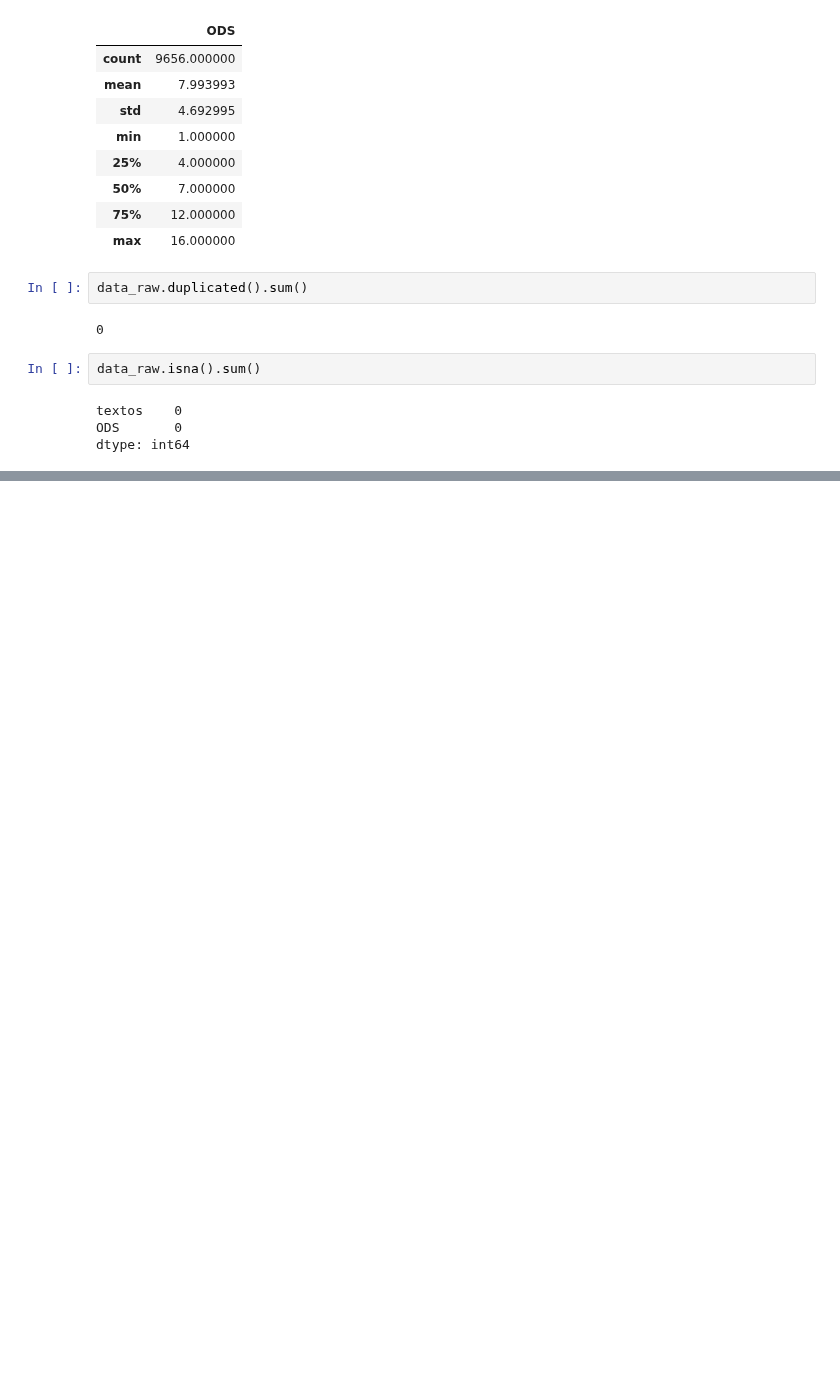
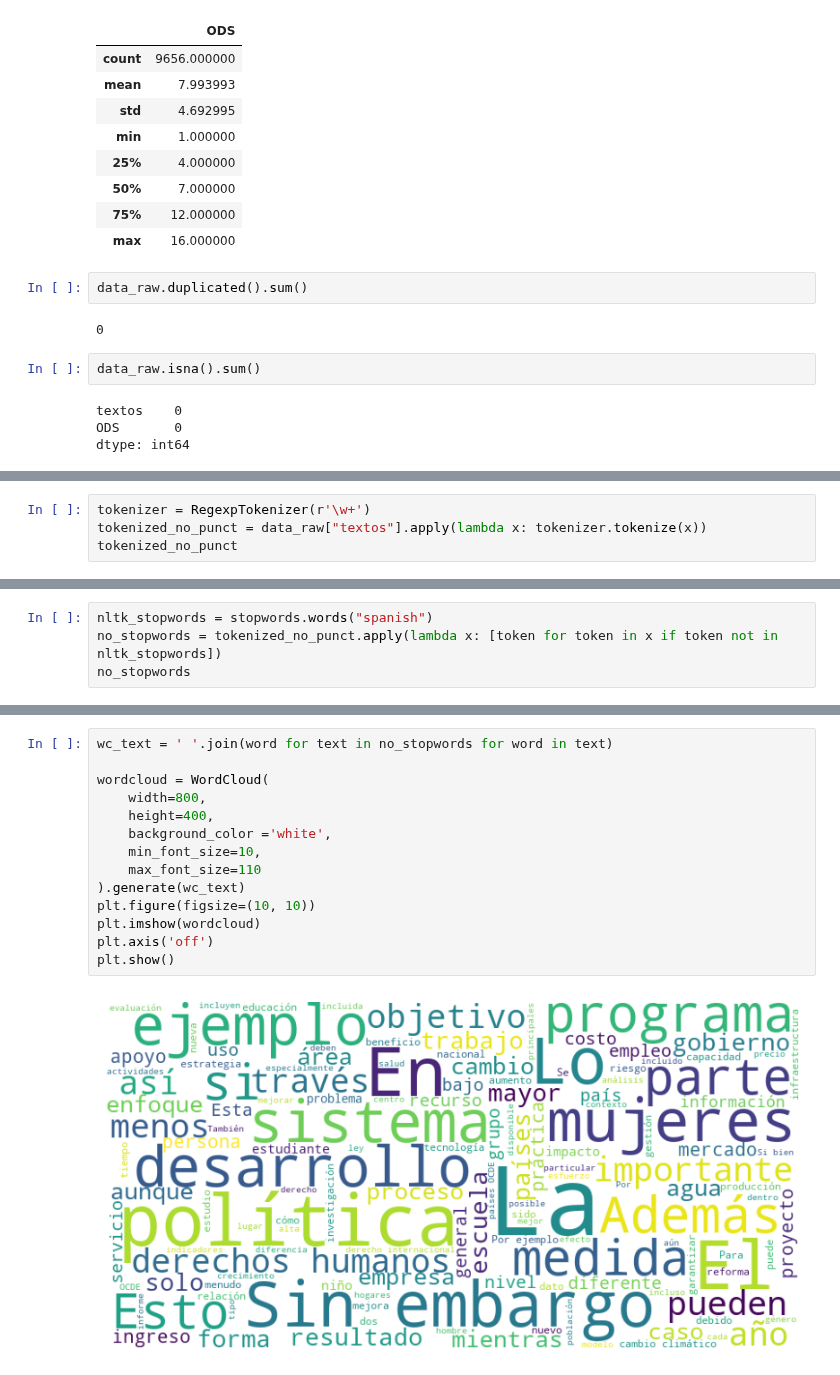
Before and after one commit to damenac/maia-uml, a Jupyter notebook: micro-proyectos/2_desarrollo_sostenible/1_classificador_ods.ipynb, the cells around one changed output, grey strips where cells are left out. Cells and saved outputs as stored; diff of their text form; blank space fills up the shorter version.

```diff
--- a/micro-proyectos/2_desarrollo_sostenible/1_classificador_ods.ipynb
+++ b/micro-proyectos/2_desarrollo_sostenible/1_classificador_ods.ipynb
@@ -41,0 +79,4 @@ dtype: int64
+# %%
+tokenizer = RegexpTokenizer(r'\w+')
+tokenized_no_punct = data_raw["textos"].apply(lambda x: tokenizer.tokenize(x))
+tokenized_no_punct
@@ -41,0 +96,4 @@ dtype: int64
+# %%
+nltk_stopwords = stopwords.words("spanish")
+no_stopwords = tokenized_no_punct.apply(lambda x: [token for token in x if token not in nltk_stopwords])
+no_stopwords
@@ -41,0 +113,16 @@ dtype: int64
+# %%
+wc_text = ' '.join(word for text in no_stopwords for word in text)
+
+wordcloud = WordCloud(
+    width=800,
+    height=400,
+    background_color ='white',
+    min_font_size=10,
+    max_font_size=110
+).generate(wc_text)
+plt.figure(figsize=(10, 10))
+plt.imshow(wordcloud)
+plt.axis('off')
+plt.show()
+# %% [output]
+[figure, added]
```
Also changed, not shown: parts of 9 cells of this notebook.
